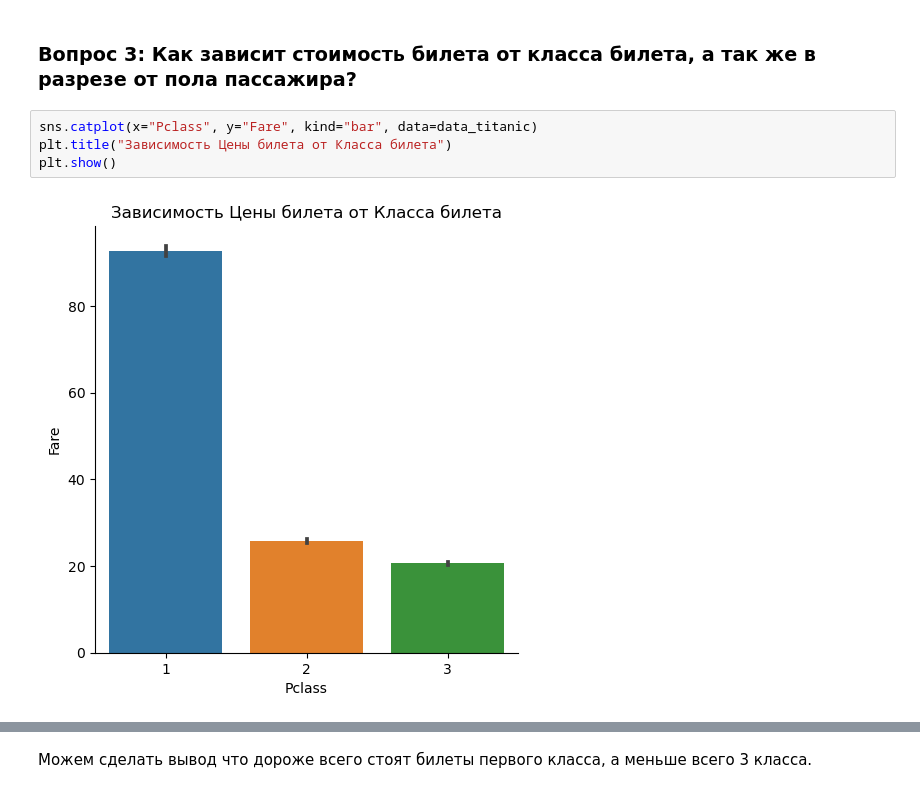
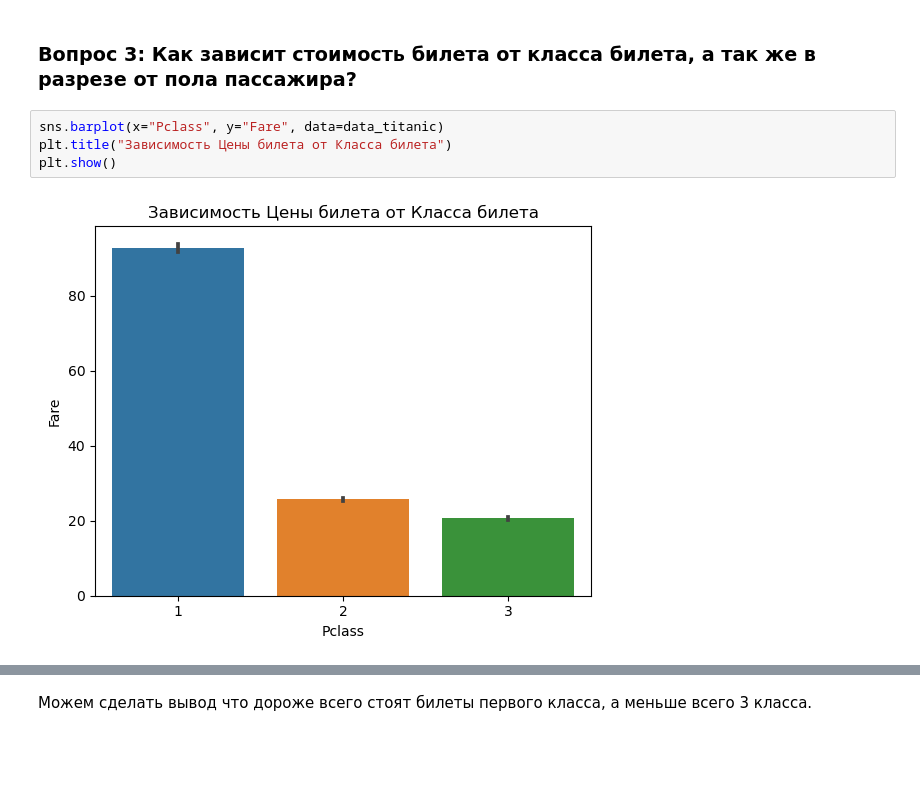
Before and after one commit to AlexeyZubar/second, a Jupyter notebook: eda.ipynb, the cells around one changed output, grey strips where cells are left out. Drawn from its saved outputs; the diff is of its cells as text; blank space fills up the shorter version.

```diff
--- a/eda.ipynb
+++ b/eda.ipynb
@@ -505,8 +517,8 @@ plt.show()
 # %% [markdown]
 ### Вопрос 3: Как  зависит стоимость билета  от класса билета,  а так же в разрезе от пола пассажира?
 # %%
-sns.catplot(x="Pclass", y="Fare", kind="bar", data=data_titanic)
+sns.barplot(x="Pclass", y="Fare", data=data_titanic)
 plt.title("Зависимость Цены билета от Класса билета")
 plt.show()
 # %% [output]
-[figure, old version]
+[figure, new version]
```
Also changed, not shown: parts of 17 cells of this notebook.
